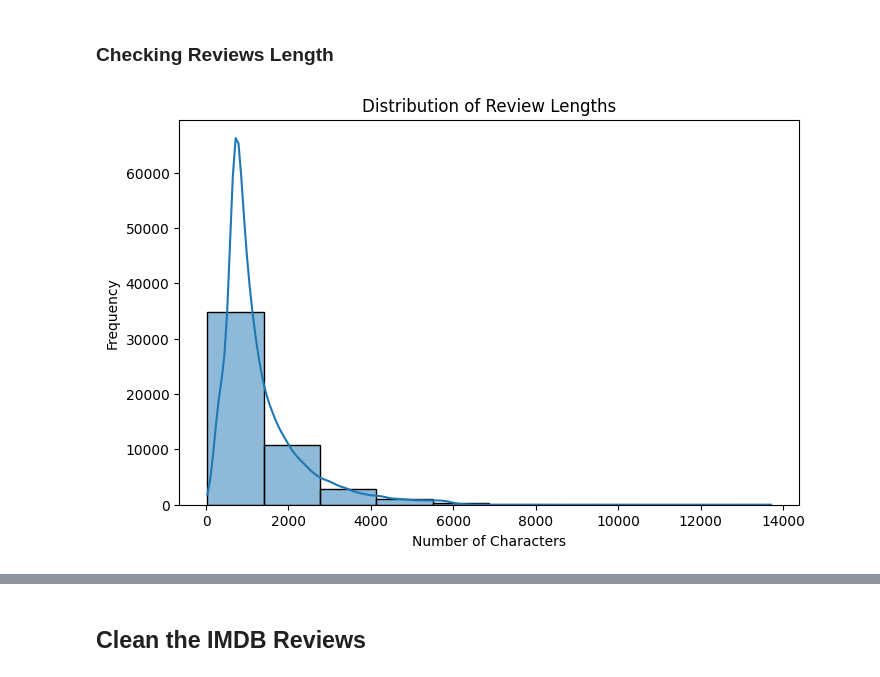
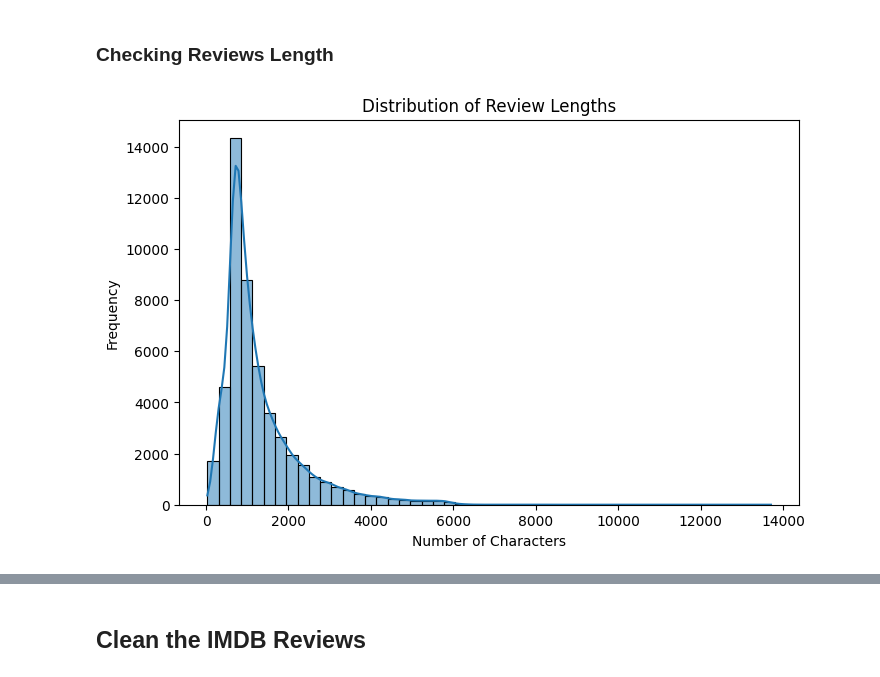
Before and after one commit to TarneemAlaa1/imdb-sentiment-classifier, a Jupyter notebook: notebooks/01_eda_preprocessing.ipynb, the cells around one changed output, grey strips where cells are left out. Drawn from its saved outputs; the diff is of its cells as text; code cells hidden in the pictures.

```diff
--- a/notebooks/01_eda_preprocessing.ipynb
+++ b/notebooks/01_eda_preprocessing.ipynb
@@ -76,11 +76,11 @@ The dataset is perfectly balanced with 25,000 positive and 25,000 negative revie
 # %%
 imdb_reviews_df['review_length'] = imdb_reviews_df['review'].apply(len)
 
 plt.figure(figsize=(8,5))
-sns.histplot(imdb_reviews_df['review_length'], bins=10, kde=True)
+sns.histplot(imdb_reviews_df['review_length'], bins=50, kde=True)
 plt.title('Distribution of Review Lengths')
 plt.xlabel('Number of Characters')
 plt.ylabel('Frequency')
 plt.show()
 # %% [output]
-[figure, old version]
+[figure, new version]
```
Also changed, not shown: parts of 1 cell of this notebook, 1 other file.
